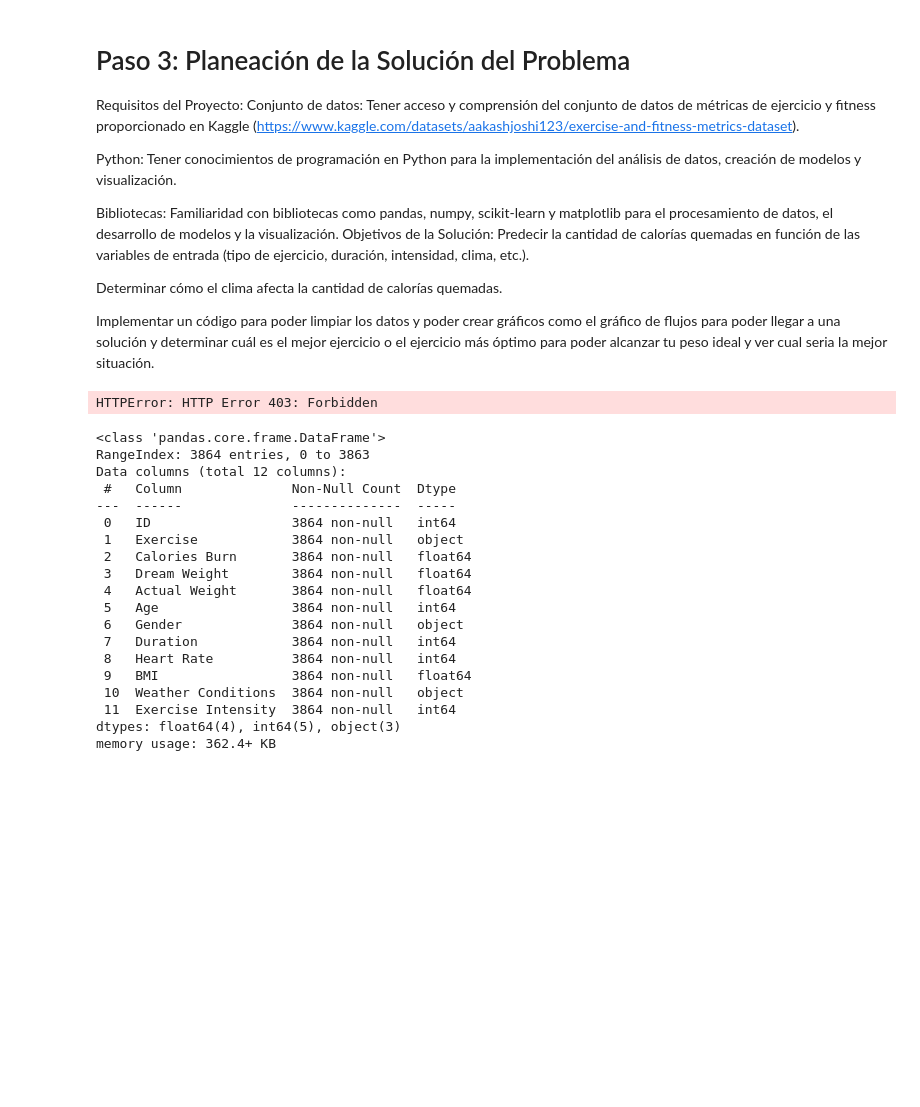
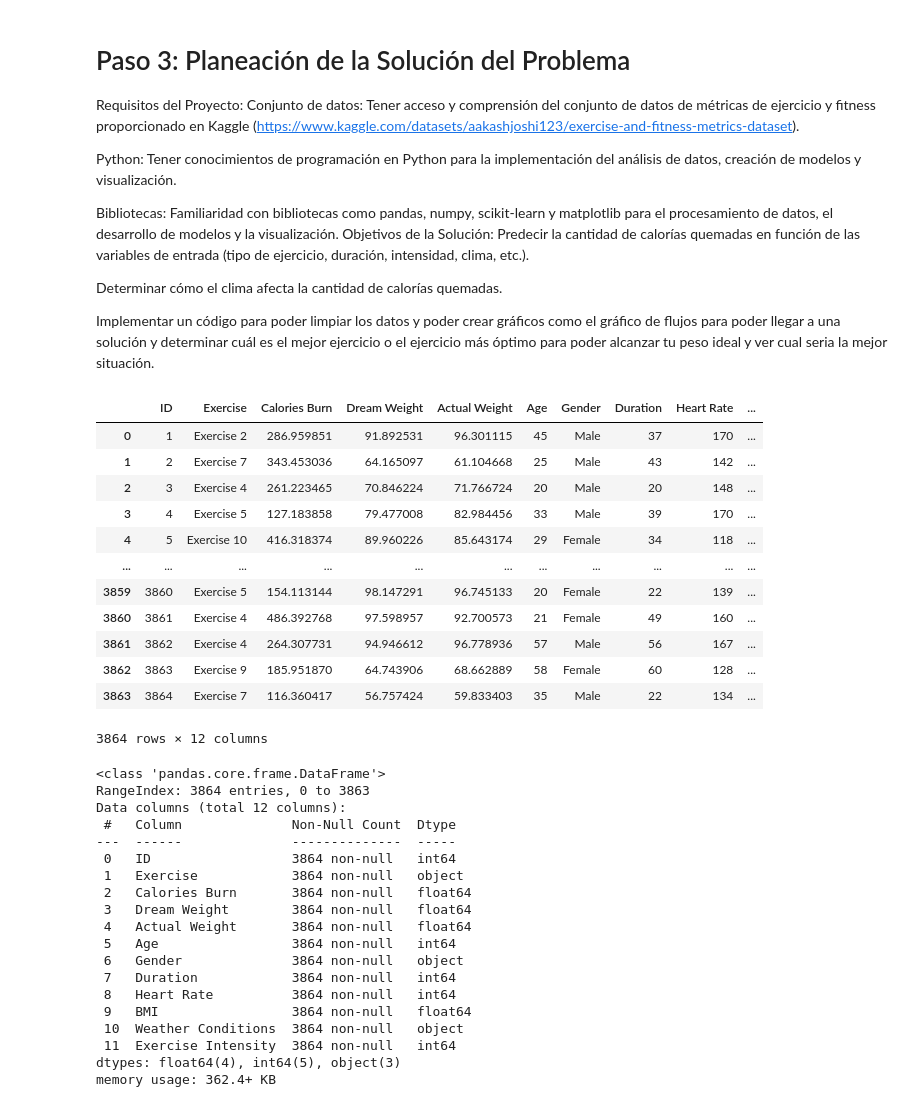
Before and after one commit to marcoa0602/PR2, a Jupyter notebook: cuaderno.ipynb, the cells around one changed output. Saved outputs shown, nothing was run; the diff lists cells and outputs as text; code cells hidden in the pictures; blank space fills up the shorter version.

Commit message:
arreglando errores

```diff
--- a/cuaderno.ipynb
+++ b/cuaderno.ipynb
@@ -66,11 +66,23 @@ import numpy as np
 import matplotlib.pyplot as plt
 import seaborn as sns
 # %%
-url = 'https://drive.google.com/uc?id=1dnvro-P6hLJQ07oWBjFWXdTv6KLTxzkk'
+url = 'https://raw.githubusercontent.com/marcoa0602/PR2/main/Datos/datos_brutos.csv?token=GHSAT0AAAAAACF4WCPNC4XFSRPO72TSEA7SZG6LEVQ'
 df_exercise = pd.read_csv(url)
 df_exercise
 # %% [output]
+|  | ID | Exercise | Calories Burn | Dream Weight | Actual Weight | Age | Gender | Duration | Heart Rate | ... |
+| 0 | 1 | Exercise 2 | 286.959851 | 91.892531 | 96.301115 | 45 | Male | 37 | 170 | ... |
+| 1 | 2 | Exercise 7 | 343.453036 | 64.165097 | 61.104668 | 25 | Male | 43 | 142 | ... |
+| 2 | 3 | Exercise 4 | 261.223465 | 70.846224 | 71.766724 | 20 | Male | 20 | 148 | ... |
+| 3 | 4 | Exercise 5 | 127.183858 | 79.477008 | 82.984456 | 33 | Male | 39 | 170 | ... |
+| 4 | 5 | Exercise 10 | 416.318374 | 89.960226 | 85.643174 | 29 | Female | 34 | 118 | ... |
+| ... | ... | ... | ... | ... | ... | ... | ... | ... | ... | ... |
+| 3859 | 3860 | Exercise 5 | 154.113144 | 98.147291 | 96.745133 | 20 | Female | 22 | 139 | ... |
+| 3860 | 3861 | Exercise 4 | 486.392768 | 97.598957 | 92.700573 | 21 | Female | 49 | 160 | ... |
+| 3861 | 3862 | Exercise 4 | 264.307731 | 94.946612 | 96.778936 | 57 | Male | 56 | 167 | ... |
+| 3862 | 3863 | Exercise 9 | 185.951870 | 64.743906 | 68.662889 | 58 | Female | 60 | 128 | ... |
+| 3863 | 3864 | Exercise 7 | 116.360417 | 56.757424 | 59.833403 | 35 | Male | 22 | 134 | ... |
-HTTPError: HTTP Error 403: Forbidden
+3864 rows × 12 columns
 # %%
 df_exercise.info()
 # %% [output]
```
